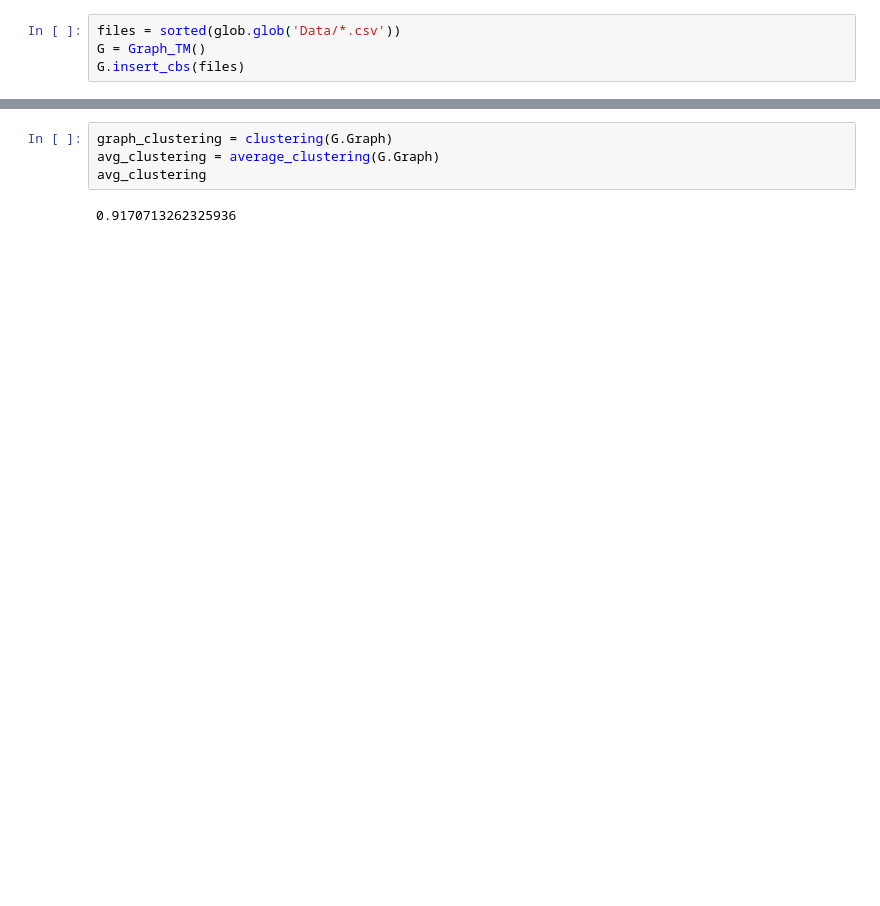
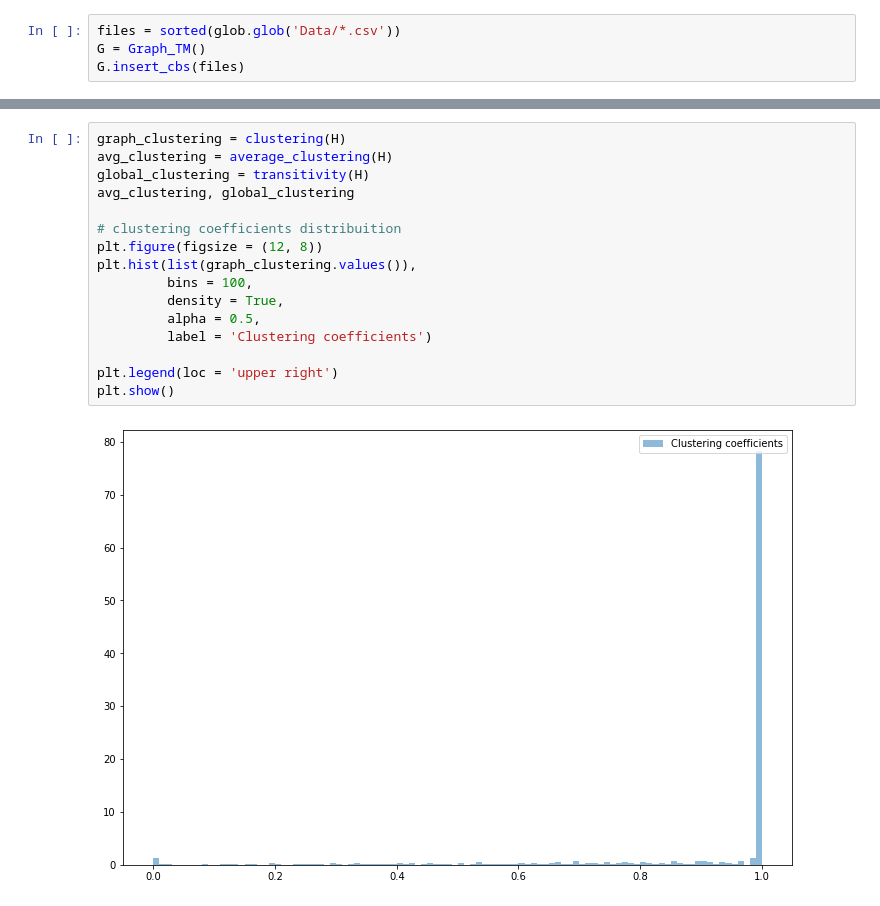
Before and after one commit to jvprimakipr/TDM_TMJ_Network, a Jupyter notebook: Code/Graphs.ipynb, the cells around one changed output, grey strips where cells are left out. Cells and saved outputs as stored; diff of their text form; blank space fills up the shorter version.

```diff
--- a/Code/Graphs.ipynb
+++ b/Code/Graphs.ipynb
@@ -140,6 +192,18 @@ plt.show()
-# %%
-graph_clustering = clustering(G.Graph)
-avg_clustering = average_clustering(G.Graph)
-avg_clustering
-# %% [output]
-0.9170713262325936
+# %%
+graph_clustering = clustering(H)
+avg_clustering = average_clustering(H)
+global_clustering = transitivity(H)
+avg_clustering, global_clustering
+
+# clustering coefficients distribuition
+plt.figure(figsize = (12, 8))
+plt.hist(list(graph_clustering.values()),
+         bins = 100,
+         density = True,
+         alpha = 0.5,
+         label = 'Clustering coefficients')
+
+plt.legend(loc = 'upper right')
+plt.show()
+# %% [output]
+[figure, added]
```
Also changed, not shown: parts of 14 cells of this notebook, 5 other files.
